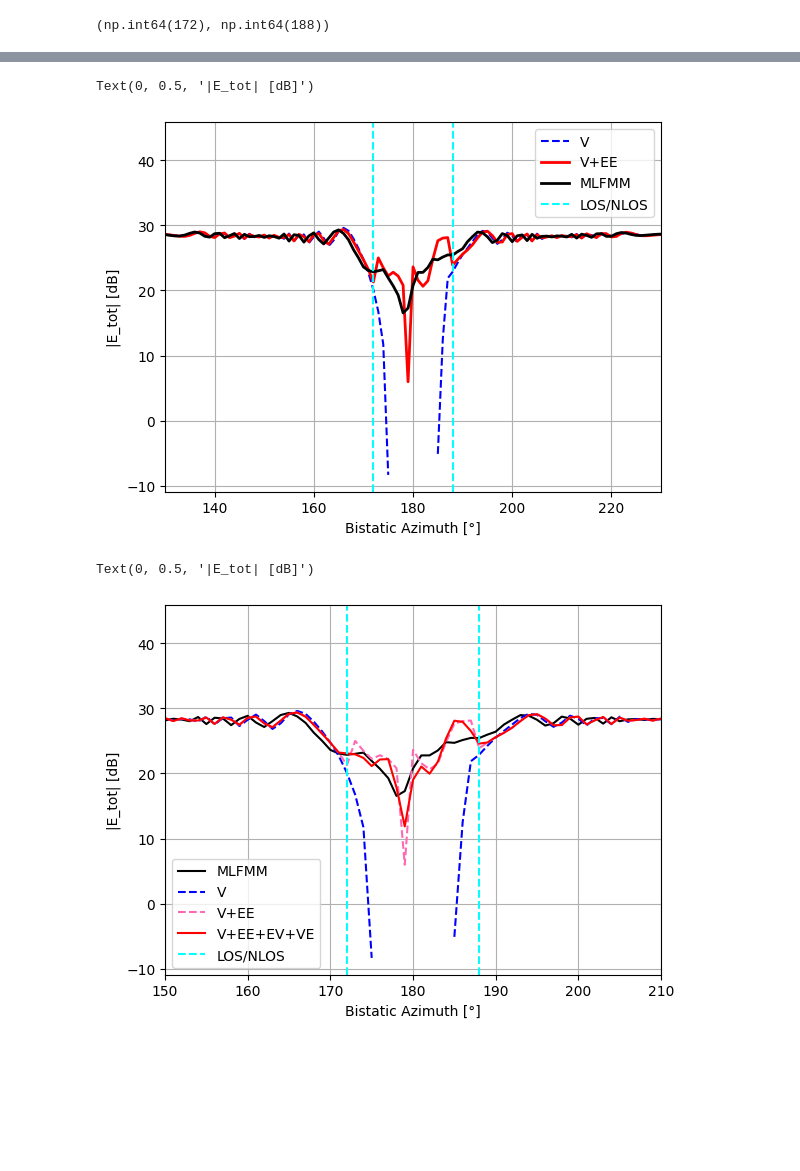
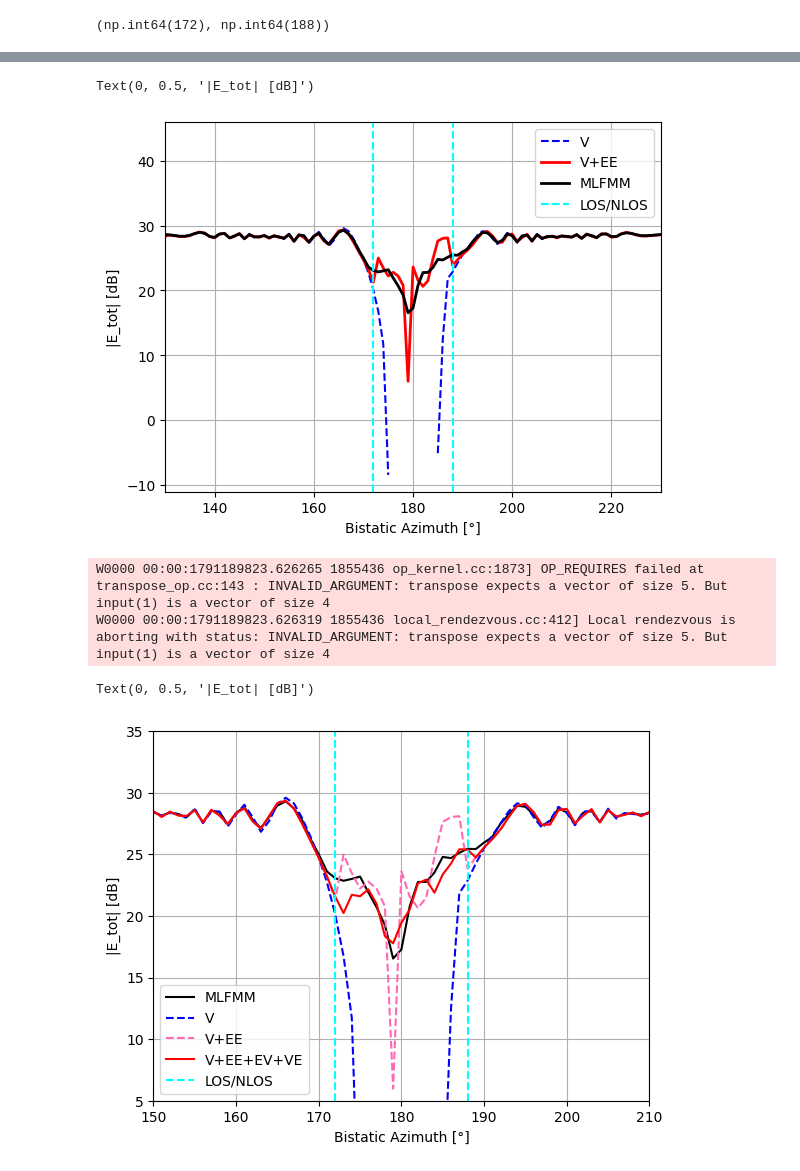
Before and after one commit to AinurZiga/sionna-RT-reflectivity, a Jupyter notebook: examples/scattering/low_poly_car.ipynb, the cells around one changed output, grey strips where cells are left out. Saved outputs shown, nothing was run; the diff lists cells and outputs as text; code cells hidden in the pictures; blank space fills up the shorter version.

Commit message:
Update diffraction extensions, examples, and installation

```diff
--- a/examples/scattering/low_poly_car.ipynb
+++ b/examples/scattering/low_poly_car.ipynb
@@ -56,8 +56,8 @@ Using CPU
 tx_dist = 100.0  # far-field
 num_points = 360
 
-dtype = tf.complex128
-rdtype = tf.float64
+dtype = tf.complex64
+rdtype = tf.float32
 
 scene = load_scene(sionna.rt.scene.low_poly_car_i_miev, dtype)
 # %% [output]
@@ -141,7 +141,7 @@ def read_efe_file(filename, circle_radius, receivers_z):
 			em.append(_em)
 
 	em = np.array(em[::-1])
-	em = np.concatenate((em[270:], em[:270]), axis=0)
+	em = np.concatenate((em[269:], em[:269]), axis=0)
 
 	return em
 
@@ -296,7 +257,6 @@ Text(0, 0.5, '|E_tot| [dB]')
 # %%
 scene._solver_paths.double_diffraction.is_wedge_vertex = False
 scene._solver_paths.double_diffraction.is_vertex_wedge = False
-scene._solver_paths.double_diffraction.is_vertex_vertex = False
 
 paths = scene.compute_paths(max_depth=1,
 							method="exhaustive",
@@ -332,50 +292,54 @@ plt.xlabel('Bistatic Azimuth [°]')
 plt.ylabel('|E_tot| [dB]')
 # %% [output]
 Text(0, 0.5, '|E_tot| [dB]')
-[figure, old version]
+[figure, new version]
 # %%
-# scene._solver_paths.double_diffraction.is_only_coplanar = True
-# scene._solver_paths.double_diffraction.is_wedge_wedge = True
-# scene._solver_paths.double_diffraction.is_ww_analytical = True
-# scene._solver_paths.double_diffraction.is_ww_analytical_with_double_tilda = True
+scene.solver_paths.double_diffraction.is_only_coplanar = True
+scene.solver_paths.double_diffraction.is_wedge_wedge = True
 scene._solver_paths.double_diffraction.is_wedge_vertex = True
 scene._solver_paths.double_diffraction.is_vertex_wedge = True
+scene._solver_paths.double_diffraction.is_add_slope = True
 scene._solver_paths.double_diffraction.is_vw_reversed_compute_fields = True
-scene._solver_paths.double_diffraction.close_2_transition_eps = 0.9
+scene._solver_paths.double_diffraction.is_wedge_wedge_sv = False
+
+scene._solver_paths.double_diffraction.is_only_close_2_transition = True
+scene._solver_paths.double_diffraction.close_2_transition_eps = 0.7
 
 paths = scene.compute_paths(max_depth=1,
 							method="exhaustive",
 							num_samples=1e6,
 							los = True,
 							reflection = True,
 							diffraction = True,
 							vertex_diffraction = True,
 							double_diffraction = True)
 
 a, tau = paths.cir()
 
 nans_bool = tf.math.is_nan(tf.math.real(a))
 a = tf.where(nans_bool, tf.zeros_like(a), a)
 
 path_amplitudes = a[0,:,0,0,0,:,0]
 
 tmp1 = np.sum(path_amplitudes, axis=1)
 
 rt_all_dd = np.abs(tmp1) / lamda
 
-# plt.plot(20*np.log10(coef_nf*receiver_amplitudes_vd), label="V", linestyle='--')
 plt.plot(20*np.log10(np.abs(em_tot)), 'k', label='MLFMM')
 plt.plot(20*np.log10(coef_nf*rt_vd), 'b--', label="V")
 plt.plot(20*np.log10(coef_nf*rt_dd),  color='#ff69b4', linestyle='--', label="V+EE")
 plt.plot(20*np.log10(coef_nf*rt_all_dd), 'r', label="V+EE+EV+VE")
 plt.axvline(x=57.3*theta_arr[los_line[0]], color='cyan', linestyle='--', label='LOS/NLOS')
 plt.axvline(x=57.3*theta_arr[los_line[1]], color='cyan', linestyle='--')
-# plt.ylim(10)
+
 plt.xlim(150, 210)
+plt.ylim(5, 35)
 plt.grid()
 plt.legend()
 plt.xlabel('Bistatic Azimuth [°]')
 plt.ylabel('|E_tot| [dB]')
 # %% [output]
-Text(0, 0.5, '|E_tot| [dB]')
+W0000 00:00:1791189823.626265 1855436 op_kernel.cc:1873] OP_REQUIRES failed at transpose_op.cc:143 : INVALID_ARGUMENT: transpose expects a vector of size 5. But input(1) is a vector of size 4
+W0000 00:00:1791189823.626319 1855436 local_rendezvous.cc:412] Local rendezvous is aborting with status: INVALID_ARGUMENT: transpose expects a vector of size 5. But input(1) is a vector of size 4
+Text(0, 0.5, '|E_tot| [dB]')
-[figure, old version]
+[figure, new version]
```
Also changed, not shown: parts of 5 cells of this notebook, 22 other files.
